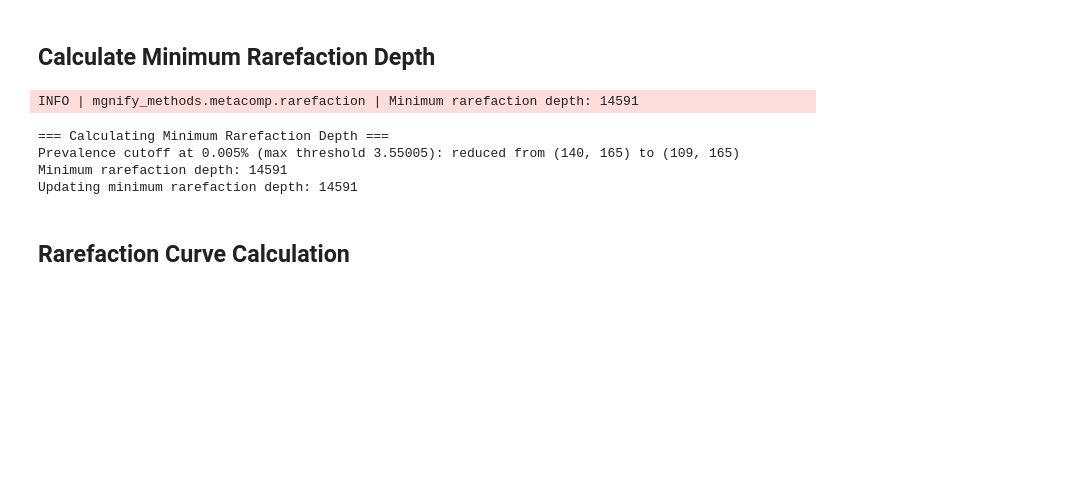
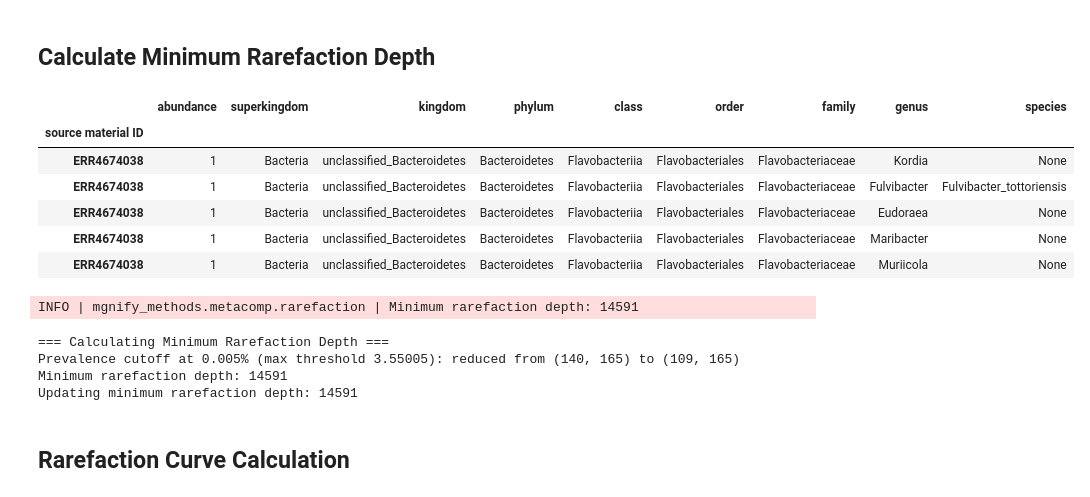
Before and after one commit to palec87/mgnify-methods, a Jupyter notebook: notebooks/05_bacteria_multiple_studies.ipynb, the cells around one changed output. Saved outputs shown, nothing was run; the diff lists cells and outputs as text; code cells hidden in the pictures; blank space fills up the shorter version.

```diff
--- a/notebooks/05_bacteria_multiple_studies.ipynb
+++ b/notebooks/05_bacteria_multiple_studies.ipynb
@@ -403,4 +495,14 @@ INFO | mgnify_methods.utils.plot |   U-statistic = 3319.500, p-value = 0.4610
 INFO | mgnify_methods.utils.plot |   Significant difference: No
 # %% [markdown]
 ## Calculate Minimum Rarefaction Depth
+# %%
+taxonomy_table.df.head()
+# %% [output]
+|  | abundance | superkingdom | kingdom | phylum | class | order | family | genus | species |
+| source material ID |  |  |  |  |  |  |  |  |  |
+| ERR4674038 | 1 | Bacteria | unclassified_Bacteroidetes | Bacteroidetes | Flavobacteriia | Flavobacteriales | Flavobacteriaceae | Kordia | None |
+| ERR4674038 | 1 | Bacteria | unclassified_Bacteroidetes | Bacteroidetes | Flavobacteriia | Flavobacteriales | Flavobacteriaceae | Fulvibacter | Fulvibacter_tottoriensis |
+| ERR4674038 | 1 | Bacteria | unclassified_Bacteroidetes | Bacteroidetes | Flavobacteriia | Flavobacteriales | Flavobacteriaceae | Eudoraea | None |
+| ERR4674038 | 1 | Bacteria | unclassified_Bacteroidetes | Bacteroidetes | Flavobacteriia | Flavobacteriales | Flavobacteriaceae | Maribacter | None |
+| ERR4674038 | 1 | Bacteria | unclassified_Bacteroidetes | Bacteroidetes | Flavobacteriia | Flavobacteriales | Flavobacteriaceae | Muriicola | None |
 # %%
```
Also changed, not shown: parts of 18 cells of this notebook, 1 other file.
